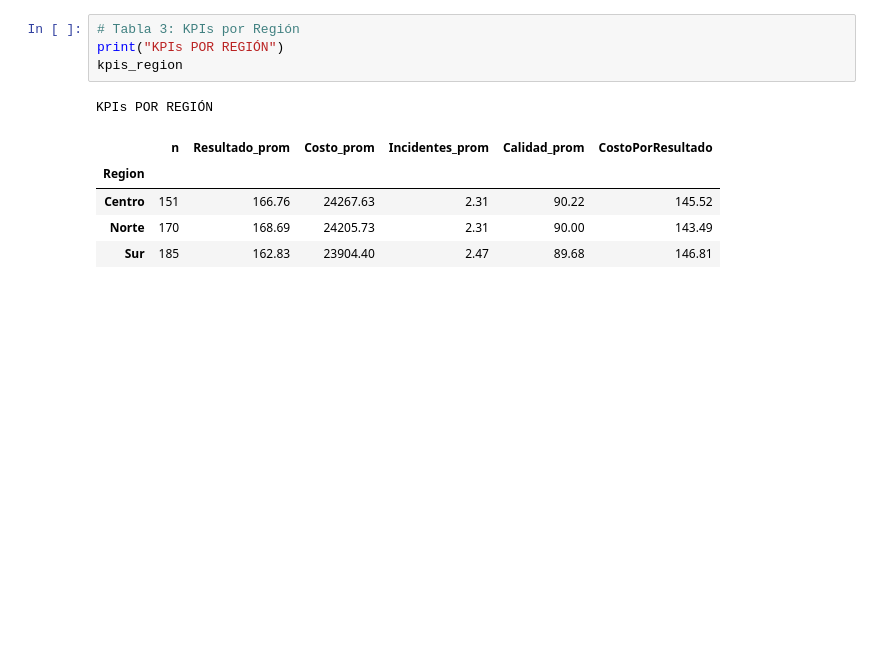
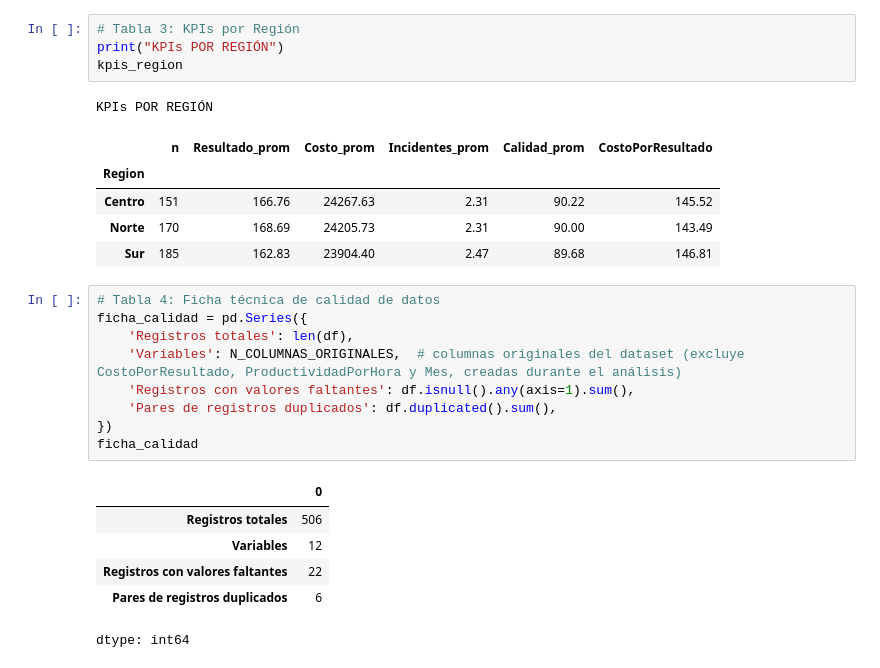
Before and after one commit to gabguagon/tif-visualizacion-narrativa, a Jupyter notebook: Unidad_I_Grupo5.ipynb, the cells around one changed output. Drawn from its saved outputs; the diff is of its cells as text; blank space fills up the shorter version.

```diff
--- a/Unidad_I_Grupo5.ipynb
+++ b/Unidad_I_Grupo5.ipynb
@@ -594,3 +594,19 @@ KPIs POR REGIÓN
 | Centro | 151 | 166.76 | 24267.63 | 2.31 | 90.22 | 145.52 |
 | Norte | 170 | 168.69 | 24205.73 | 2.31 | 90.00 | 143.49 |
 | Sur | 185 | 162.83 | 23904.40 | 2.47 | 89.68 | 146.81 |
+# %%
+# Tabla 4: Ficha técnica de calidad de datos
+ficha_calidad = pd.Series({
+    'Registros totales': len(df),
+    'Variables': N_COLUMNAS_ORIGINALES,  # columnas originales del dataset (excluye CostoPorResultado, ProductividadPorHora y Mes, creadas durante el análisis)
+    'Registros con valores faltantes': df.isnull().any(axis=1).sum(),
+    'Pares de registros duplicados': df.duplicated().sum(),
+})
+ficha_calidad
+# %% [output]
+|  | 0 |
+| Registros totales | 506 |
+| Variables | 12 |
+| Registros con valores faltantes | 22 |
+| Pares de registros duplicados | 6 |
+dtype: int64
```
